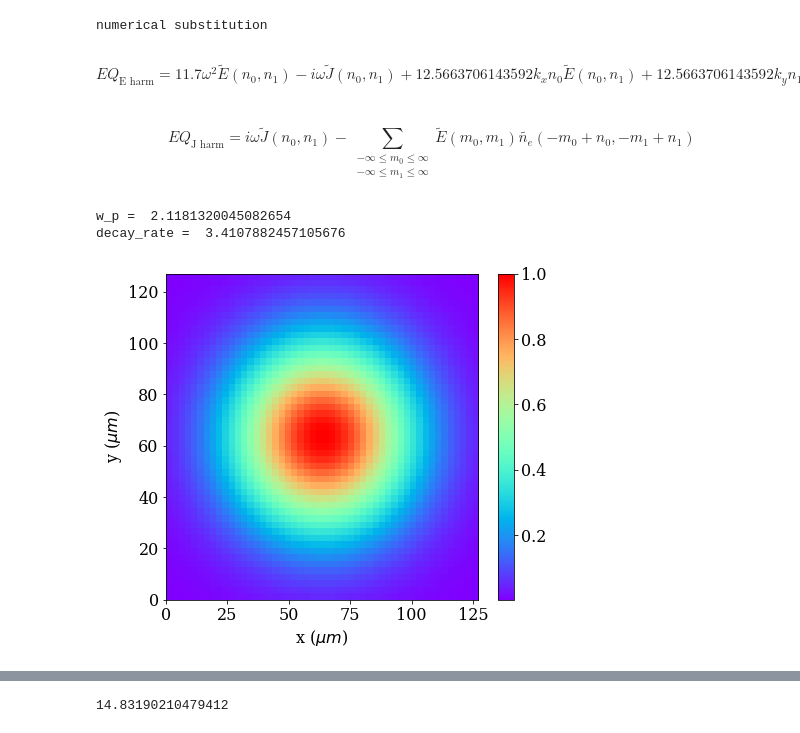
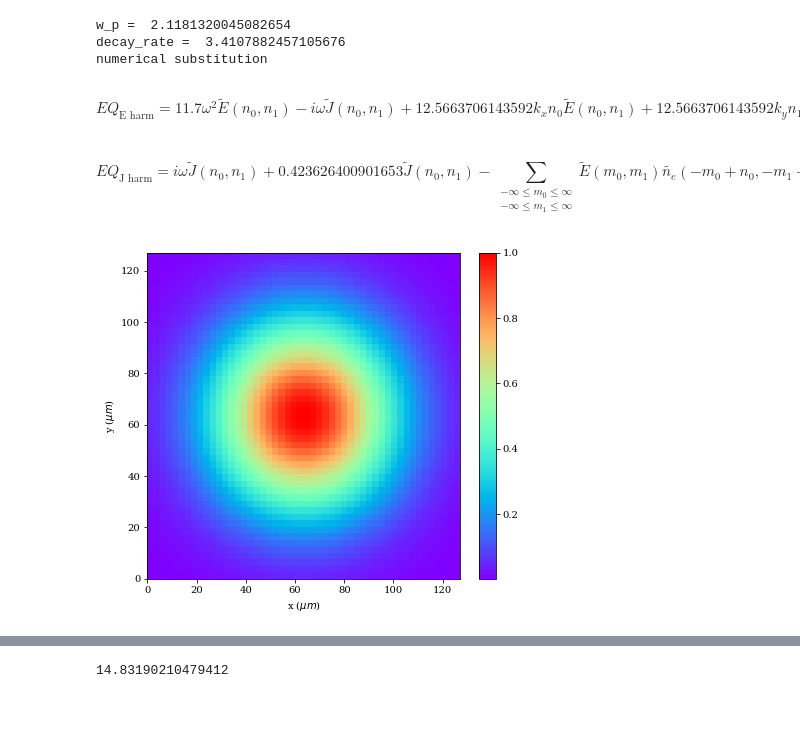
Before and after one commit to nimachm81/myPyCodes, a Jupyter notebook: Periodic Gaussian Plasma 2D - BandStructure .ipynb, the cells around one changed output, grey strips where cells are left out. Saved outputs shown, nothing was run; the diff lists cells and outputs as text; code cells hidden in the pictures.

Commit message:
Gaussian plasma band structure

```diff
--- a/Periodic Gaussian Plasma 2D - BandStructure .ipynb
+++ b/Periodic Gaussian Plasma 2D - BandStructure .ipynb
@@ -102,5 +101,8 @@ $$e^{i \left(k_{xm} n_{0} x + k_{ym} n_{1} y\right)}$$
 # %%
 ## substitutions
+
+pitch = 127
+fwhm = 62
 
 X_p = 1.0
 Y_p = 1.0
@@ -112,7 +114,23 @@ ky_m_sub = 2*np.pi/Y_p
 eps_r_sub = 11.7
 e_sub = 1
 m_e_sub = 1
-gamma_sub = 0.0
+gamma_sub = 1.0
+
+def FWHMtoDecayRate(FWHM):
+    return (2*np.sqrt(np.log(2)))/FWHM
+
+
+w_p = 5.0*constants.tera/(constants.c/(pitch*constants.micro))
+gamma_sub = 1.0*constants.tera/(constants.c/(pitch*constants.micro))
+
+n_e_max = w_p**2*eps_r_sub*eps_0_sub
+n_e_x_decay_rate = FWHMtoDecayRate(fwhm/pitch)
+n_e_y_decay_rate = n_e_x_decay_rate
+n_e_x_center = X_p/2
+n_e_y_center = Y_p/2
+
+print("w_p = ", w_p)
+print("decay_rate = ", n_e_x_decay_rate)
 
 EQ_E_harm_kw = EQ_E_harm.subs([(eps_0, eps_0_sub), (mu_0, mu_0_sub), (eps_r, eps_r_sub), (kx_m, kx_m_sub), (ky_m, ky_m_sub), (gamma, gamma_sub), (e, e_sub), (m_e, m_e_sub)])
 EQ_J_harm_kw = EQ_J_harm.subs([(eps_0, eps_0_sub), (mu_0, mu_0_sub), (eps_r, eps_r_sub), (kx_m, kx_m_sub), (ky_m, ky_m_sub), (gamma, gamma_sub), (e, e_sub), (m_e, m_e_sub)])
@@ -122,28 +140,13 @@ print("numerical substitution")
 display(Math('EQ_\\text{E harm} = ' + latex(EQ_E_harm_kw)))
 display(Math('EQ_\\text{J harm} = ' + latex(EQ_J_harm_kw)))
 # %% [output]
+w_p =  2.1181320045082654
+decay_rate =  3.4107882457105676
 numerical substitution
 $$EQ_\text{E harm} = 11.7 \omega^{2} \tilde{E}{\left (n_{0},n_{1} \right )} - i \omega \tilde{J}{\left (n_{0},n_{1} \right )} + 12.5663706143592 k_{x} n_{0} \tilde{E}{\left (n_{0},n_{1} \right )} + 12.5663706143592 k_{y} n_{1} \tilde{E}{\left (n_{0},n_{1} \right )} - \left(k_{x}^{2} + k_{y}^{2} + 39.4784176043574 n_{0}^{2} + 39.4784176043574 n_{1}^{2}\right) \tilde{E}{\left (n_{0},n_{1} \right )}$$
-$$EQ_\text{J harm} = i \omega \tilde{J}{\left (n_{0},n_{1} \right )} - \sum_{\substack{-\infty \leq m_{0} \leq \infty\\-\infty \leq m_{1} \leq \infty}} \tilde{E}{\left (m_{0},m_{1} \right )} \tilde{n_e}{\left (- m_{0} + n_{0},- m_{1} + n_{1} \right )}$$
+$$EQ_\text{J harm} = i \omega \tilde{J}{\left (n_{0},n_{1} \right )} + 0.423626400901653 \tilde{J}{\left (n_{0},n_{1} \right )} - \sum_{\substack{-\infty \leq m_{0} \leq \infty\\-\infty \leq m_{1} \leq \infty}} \tilde{E}{\left (m_{0},m_{1} \right )} \tilde{n_e}{\left (- m_{0} + n_{0},- m_{1} + n_{1} \right )}$$
 # %%
-def FWHMtoDecayRate(FWHM):
-    return (2*np.sqrt(np.log(2)))/FWHM
-
-
-pitch = 127
-fwhm = 62
-
 Ns = [8, 8]
-
-w_p = 5.0*constants.tera/(constants.c/(pitch*constants.micro))
-n_e_max = w_p**2*eps_r_sub*eps_0_sub
-n_e_x_decay_rate = FWHMtoDecayRate(fwhm/pitch)
-n_e_y_decay_rate = n_e_x_decay_rate
-n_e_x_center = X_p/2
-n_e_y_center = Y_p/2
-
-print("w_p = ", w_p)
-print("decay_rate = ", n_e_x_decay_rate)
 
 def ne_fun(r):
     x_ = r[0] - np.floor(r[0]/X_p)*X_p
@@ -162,6 +165,7 @@ def get_ne_harmonics(Ns):
 
 
 A_mat_list = None
+set_k_get_omega = False
 
 def set_matrices_list(kx_i, ky_j, Ns):
     ne_harm_vec = get_ne_harmonics(Ns)
@@ -172,37 +176,59 @@ def set_matrices_list(kx_i, ky_j, Ns):
     expr_list = [EQ_E_fin, EQ_J_fin]
     vars = [E_tilde, J_tilde]
     pars = [ne_tilde]
     pars_vecs = [ne_harm_vec]
     eig_vars = [omega]
     pde_J_FB.setupNumericalParameters(expr_list, Ns, vars, pars, pars_vecs, eig_vars)
     pde_J_FB.calculateDenseMatrices = True
 
     A_mat_list = pde_J_FB.orthogonalToNumpyMatrix()
     return A_mat_list
 
+def set_matrices_list_wky0(w_i, Ns):
+    ## sets omega to w_i and and ky=0 and looks for kx (i.e. Gamma-X band in a square lattice)
+    ## it takes losses into account by solving for a complex k_x
+    ne_harm_vec = get_ne_harmonics(Ns)
+
+    EQ_E_fin = EQ_E_harm_kw.subs([(omega, w_i), (ky, 0)])
+    EQ_J_fin = EQ_J_harm_kw.subs([(omega, w_i), (ky, 0)])
+
+    expr_list = [EQ_E_fin, EQ_J_fin]
+    vars = [E_tilde, J_tilde]
+    pars = [ne_tilde]
+    pars_vecs = [ne_harm_vec]
+    eig_vars = [kx]
+    pde_J_FB.setupNumericalParameters(expr_list, Ns, vars, pars, pars_vecs, eig_vars)
+    pde_J_FB.calculateDenseMatrices = True
+
+    A_mat_list = pde_J_FB.orthogonalToNumpyMatrix()
+    return A_mat_list
+
+
 kx_i = 1.0
 ky_j = 0.0
-A_mat_list = set_matrices_list(kx_i, ky_j, Ns)
+w_i = 1.5
+if set_k_get_omega:
+    A_mat_list = set_matrices_list(kx_i, ky_j, Ns)
+else:
+    A_mat_list = set_matrices_list_wky0(w_i, Ns)
 
 figsize(7, 6)
 
 x = np.linspace(0, X_p, 50)
 y = np.linspace(0, X_p, 50)
 x_mesh, y_mesh = np.meshgrid(x, y, indexing='ij')
 ne_mesh = ne_fun([x_mesh, y_mesh])
 ne_mesh /= np.max(ne_mesh)
 
 
 imshow(ne_mesh, cmap="rainbow", extent=[0, pitch, 0, pitch], origin='lower', aspect='auto')
 xlabel("x ($\mu m$)")
 ylabel("y ($\mu m$)")
 colorbar()
 savefig('other/periodicGaussian/lattice_127_62.png',  bbox_inches='tight', pad_inches=0.5)
 show()
 # %% [output]
-w_p =  2.1181320045082654
-decay_rate =  3.4107882457105676
-[figure, old version]
+[figure, new version]
 # %%
 from Electromagnetics import Misc
 
```
Also changed, not shown: parts of 5 cells of this notebook, 1 other file.
